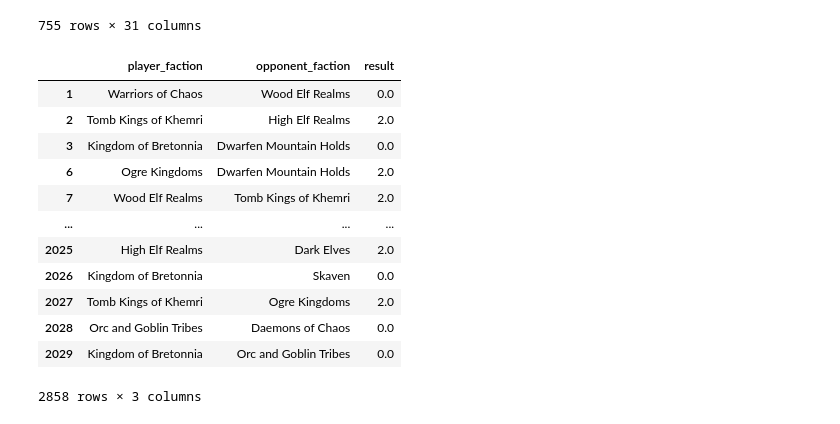
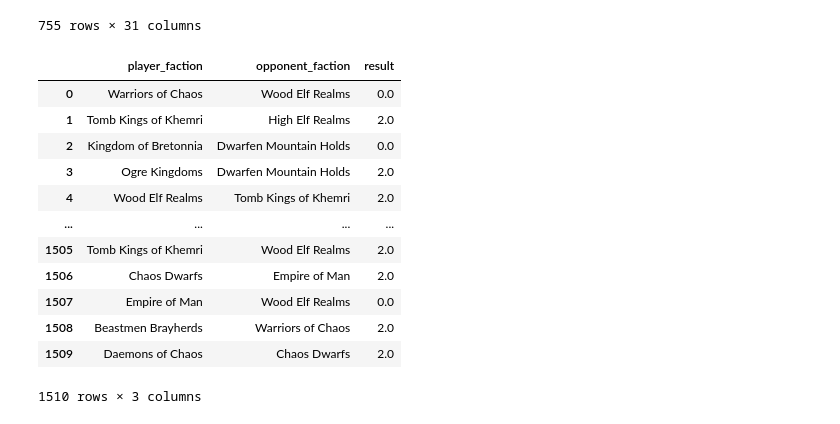
Before and after one commit to jacoblundeen/tow_analysis, a Jupyter notebook: tow_analysis.ipynb, the cells around one changed output. Cells and saved outputs as stored; diff of their text form; code cells hidden in the pictures.

```diff
--- a/tow_analysis.ipynb
+++ b/tow_analysis.ipynb
@@ -57,24 +65,24 @@ display(tow_2000)
 | 2014 | 431101 | 3 | Vince Ciro | Yong-Duke Kim | 0.0 | 2.0 | 6.0 | ... |
 755 rows × 31 columns
 # %%
-player1_db = tow[['player1_faction', 'player2_faction' ,'player1_result']].rename(columns={"player1_faction": "player_faction", "player2_faction" : "opponent_faction", "player1_result" : "result"})
-player2_db = tow[['player2_faction', 'player1_faction', 'player2_result']].rename(columns={"player2_faction": "player_faction", "player1_faction" : "opponent_faction", "player2_result" : "result"})
-player_db = pd.concat([player1_db, player2_db])
+player1_db = tow_2000[['player1_faction', 'player2_faction' ,'player1_result']] .rename(columns={"player1_faction": "player_faction", "player2_faction" : "opponent_faction", "player1_result" : "result"})
+player2_db = tow_2000[['player2_faction', 'player1_faction', 'player2_result']].rename(columns={"player2_faction": "player_faction", "player1_faction" : "opponent_faction", "player2_result" : "result"})
+player_db = pd.concat([player1_db, player2_db], ignore_index=True)
 display(player_db)
 # %% [output]
 |  | player_faction | opponent_faction | result |
-| 1 | Warriors of Chaos | Wood Elf Realms | 0.0 |
-| 2 | Tomb Kings of Khemri | High Elf Realms | 2.0 |
-| 3 | Kingdom of Bretonnia | Dwarfen Mountain Holds | 0.0 |
-| 6 | Ogre Kingdoms | Dwarfen Mountain Holds | 2.0 |
-| 7 | Wood Elf Realms | Tomb Kings of Khemri | 2.0 |
+| 0 | Warriors of Chaos | Wood Elf Realms | 0.0 |
+| 1 | Tomb Kings of Khemri | High Elf Realms | 2.0 |
+| 2 | Kingdom of Bretonnia | Dwarfen Mountain Holds | 0.0 |
+| 3 | Ogre Kingdoms | Dwarfen Mountain Holds | 2.0 |
+| 4 | Wood Elf Realms | Tomb Kings of Khemri | 2.0 |
 | ... | ... | ... | ... |
-| 2025 | High Elf Realms | Dark Elves | 2.0 |
-| 2026 | Kingdom of Bretonnia | Skaven | 0.0 |
-| 2027 | Tomb Kings of Khemri | Ogre Kingdoms | 2.0 |
-| 2028 | Orc and Goblin Tribes | Daemons of Chaos | 0.0 |
-| 2029 | Kingdom of Bretonnia | Orc and Goblin Tribes | 0.0 |
+| 1505 | Tomb Kings of Khemri | Wood Elf Realms | 2.0 |
+| 1506 | Chaos Dwarfs | Empire of Man | 2.0 |
+| 1507 | Empire of Man | Wood Elf Realms | 0.0 |
+| 1508 | Beastmen Brayherds | Warriors of Chaos | 2.0 |
+| 1509 | Daemons of Chaos | Chaos Dwarfs | 2.0 |
-2858 rows × 3 columns
+1510 rows × 3 columns
 # %%
 tk_db = player_db.query("player_faction == 'Tomb Kings of Khemri'").groupby(['opponent_faction'])['player_faction'].count()
 tk_wins = player_db.query("player_faction == 'Tomb Kings of Khemri' & result == 2.0").groupby('opponent_faction')['result'].count()
```
Also changed, not shown: parts of 7 cells of this notebook.
